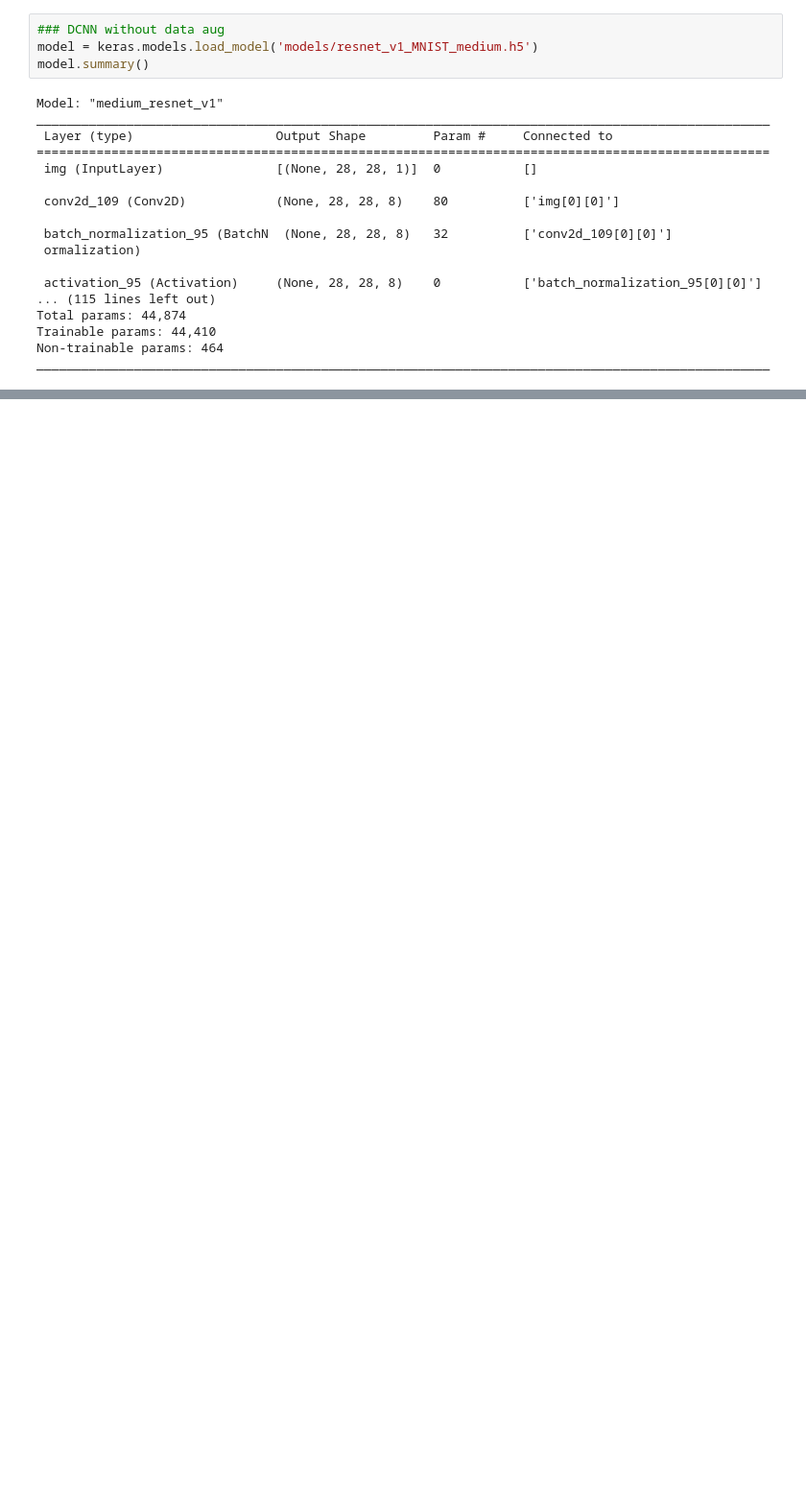
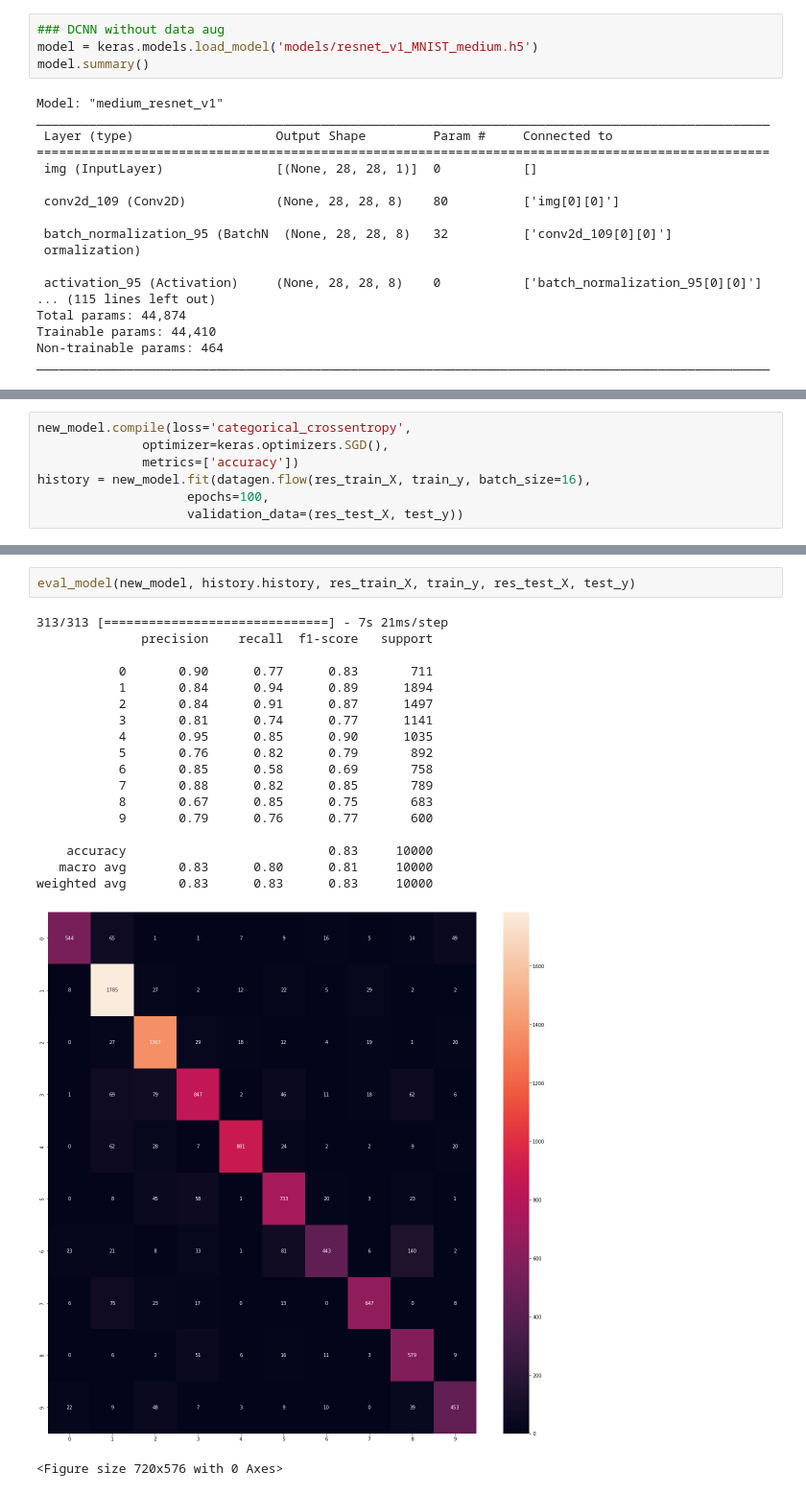
Before and after one commit to Lachie1011/cab420, a Jupyter notebook: assignment1A/Q3/CAB420_A1A_Q3.ipynb, the cells around one changed output, grey strips where cells are left out. Shown at 96% size. Cells and saved outputs as stored; diff of their text form; blank space fills up the shorter version.

```diff
--- a/assignment1A/Q3/CAB420_A1A_Q3.ipynb
+++ b/assignment1A/Q3/CAB420_A1A_Q3.ipynb
@@ -419,0 +494,7 @@ weighted avg       0.51      0.50      0.48     10000
+# %%
+new_model.compile(loss='categorical_crossentropy',
+              optimizer=keras.optimizers.SGD(),
+              metrics=['accuracy'])
+history = new_model.fit(datagen.flow(res_train_X, train_y, batch_size=16),
+                    epochs=100,
+                    validation_data=(res_test_X, test_y))
@@ -419,0 +519,22 @@ weighted avg       0.51      0.50      0.48     10000
+# %%
+eval_model(new_model, history.history, res_train_X, train_y, res_test_X, test_y)
+# %% [output]
+313/313 [==============================] - 7s 21ms/step
+              precision    recall  f1-score   support
+
+           0       0.90      0.77      0.83       711
+           1       0.84      0.94      0.89      1894
+           2       0.84      0.91      0.87      1497
+           3       0.81      0.74      0.77      1141
+           4       0.95      0.85      0.90      1035
+           5       0.76      0.82      0.79       892
+           6       0.85      0.58      0.69       758
+           7       0.88      0.82      0.85       789
+           8       0.67      0.85      0.75       683
+           9       0.79      0.76      0.77       600
+
+    accuracy                           0.83     10000
+   macro avg       0.83      0.80      0.81     10000
+weighted avg       0.83      0.83      0.83     10000
+[figure, added]
+<Figure size 720x576 with 0 Axes>
```
Also changed, not shown: parts of 14 cells of this notebook.
